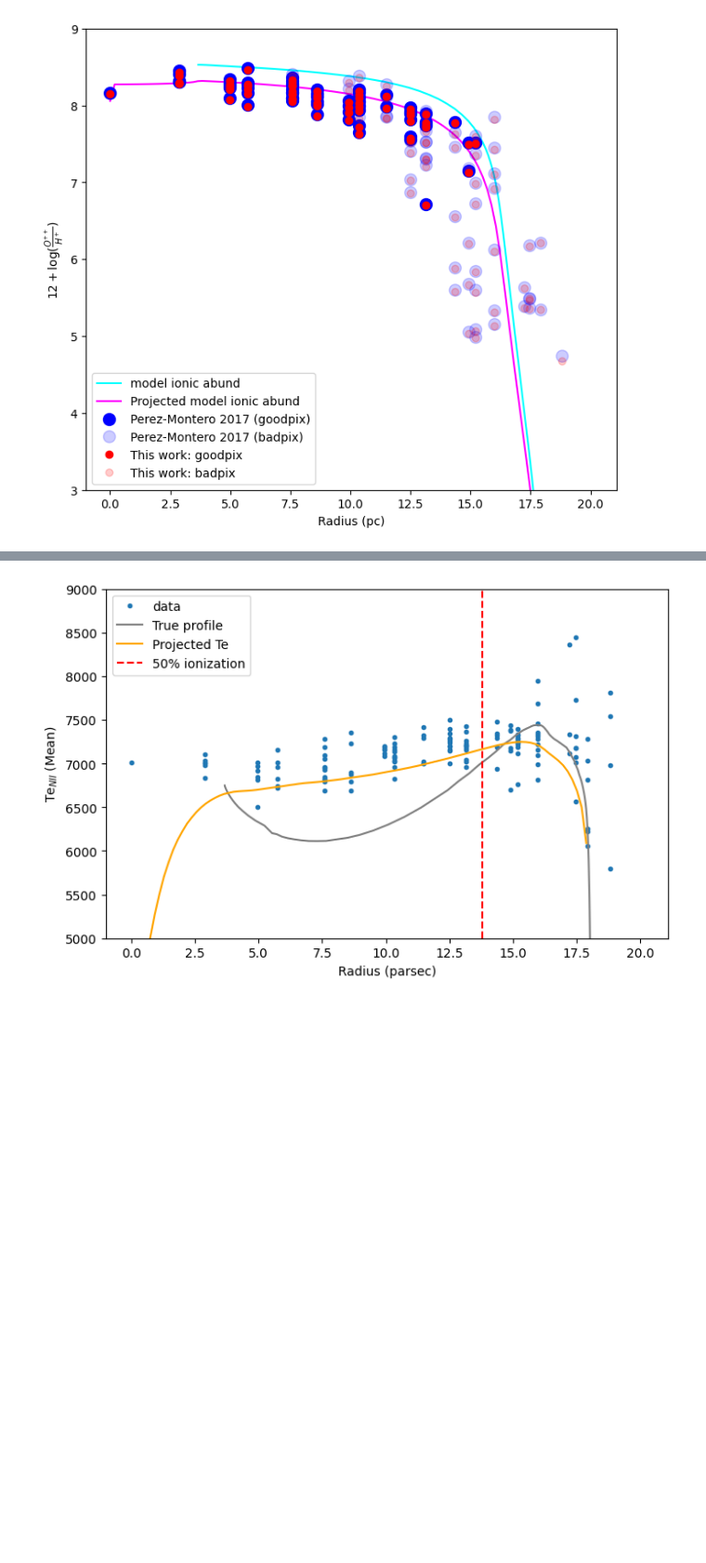
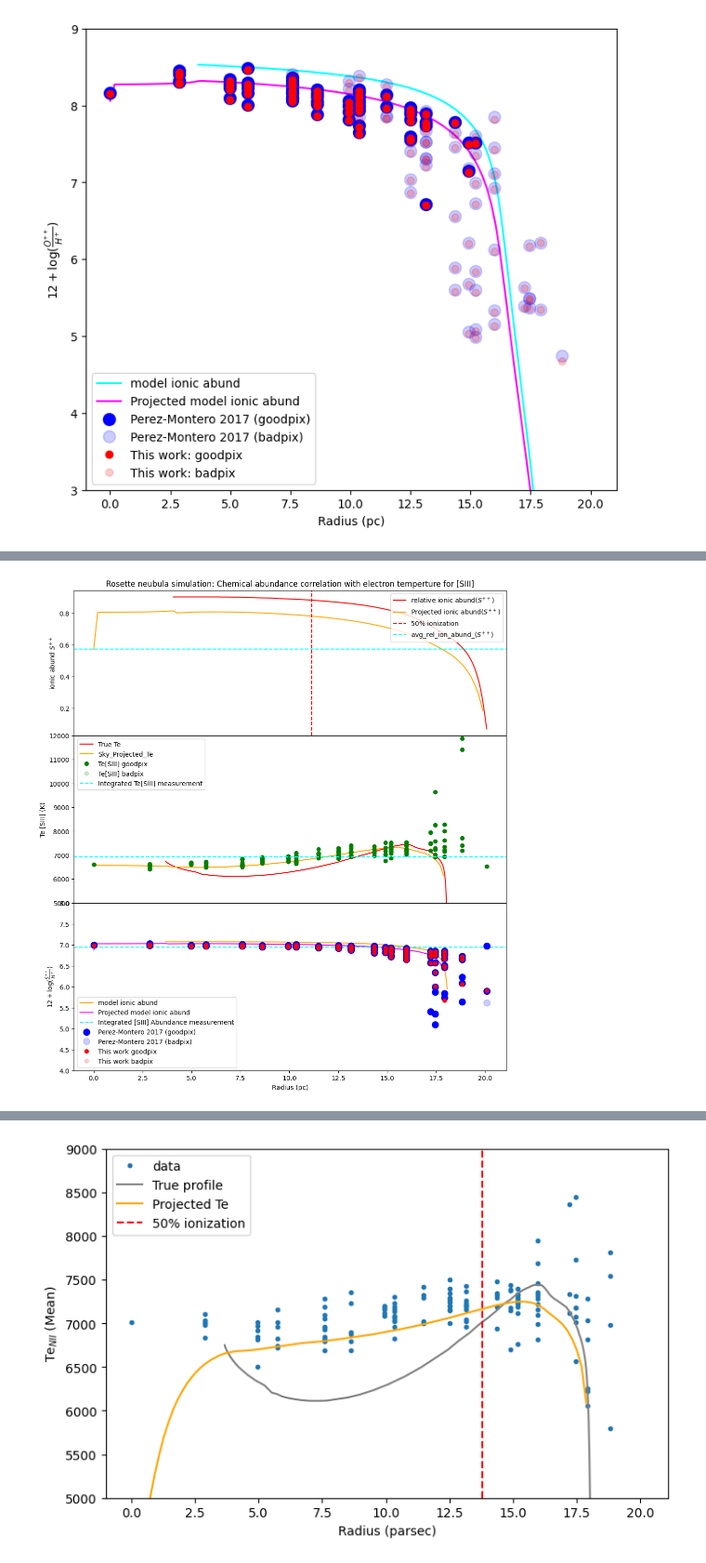
Before and after one commit to Amrita27singh/lvmnebular, a Jupyter notebook: Testing_lvmnebular.ipynb, the cells around one changed output, grey strips where cells are left out. Shown at 93% size. Drawn from its saved outputs; the diff is of its cells as text; code cells hidden in the pictures; blank space fills up the shorter version.

```diff
--- a/Testing_lvmnebular.ipynb
+++ b/Testing_lvmnebular.ipynb
@@ -386,0 +401,78 @@ tl: 0.8220527783003903
+# %%
+#Radius:0, 'Te':1, 'ne':2, 'H+':3, 'O0':4, 'O+':5, 'O++':6, 'N0':7, 'N+':8, 'N++':9, 'S0':10, 'S+':11, 'S++:12
+
+import astropy.units as unit
+distance=16000 * unit.pc
+r=np.sqrt(u.linefitdict['delta_ra']**2+u.linefitdict['delta_dec']**2)
+rad=r*distance*np.pi/648000 # converting arcsecs to parsec
+
+##########################################################################[OIII]###########################################################################
+#O++ abundance
+TeS3=u.linefitdict['TeS3']
+
+u.projectedTe(u.vals[12], n=100)
+
+u.chem_abund(9069)
+
+I_9069=u.linefitdict['9069_flux']
+I_9532=u.linefitdict['9532_flux']
+I_4861=u.linefitdict['4861_flux']
+Tm=u.linefitdict['TeS3']/1e4
+
+Abund_S3=np.log10(np.divide((I_9069+I_9532),I_4861))+5.983+np.divide(0.661,Tm)-0.527*np.log10(Tm) # from Perez-Montero 2017
+print('tm:', np.nanmean(Th),'\n','12+log10(S++/H+):', np.nanmean(Abund_S3))
+
+good=u.linefitdict['6312_flux']/u.linefitdict['6312_flux_err']>=3
+bad=u.linefitdict[ '6312_flux']/u.linefitdict['6312_flux_err']<3
+
+#Plots
+fig, (ax1, ax2, ax)=plt.subplots(3, 1, figsize=(12,12))
+ax1.plot(u.vals[0], u.vals[12], color='red', label='relative ionic abund'r'$ (S^{++})$')
+ax1.plot(u.R, u.aproj, color='orange', label='Projected ionic abund' r'$ (S^{++})$')
+ax1.axvline(x=10, c='red', linestyle='--', label='50% ionization')
+ax1.axhline(y=np.average(u.vals[12]), c='cyan', linestyle='--', label='avg_rel_ion_abund_$ (S^{++})$')
+
+ax1.legend(loc='upper right')
+ax1.set_ylabel('ionic abund 'r'$ S^{++}$')
+ax1.set_title('Rosette neubula simulation: Chemical abundance correlation with electron temperture for [SIII]')
+
+# Electron temperature plots
+ax2.plot(u.vals[0], u.vals[1], color='red', label='True Te')
+ax2.plot(u.R, u.Teproj, color='orange', label='Sky_Projected_Te')
+ax2.plot(rad[good], TeS3[good], 'o', color='green', label='Te[SIII] goodpix')
+ax2.plot(rad[bad], TeS3[bad], 'o', color='green',   label='Te[SIII] badpix', alpha=0.2)
+ax2.axhline(y=u.int_TS3, c='cyan', linestyle='--', label='Integrated Te[SIII] measurement')
+ax2.set_ylim(5000, 12000)
+ax2.set_ylabel('Te [SIII] (K)')
+ax2.legend()
+
+# O++ ionic abundance
+Zmodel=1                                       # cloudy model abundance relative to solar
+logSHsun= -4.88                                # solar abundance patter from GASS (Grevesse et al 2010)
+logSHmodel = logSHsun + np.log10(Zmodel)       # total Oxygen elemental abundance in the model
+logSppHmodel = logSHmodel+np.log10(u.vals[12]) # ionic abundance of S++ in the model
+logSppHproj = logSHmodel+np.log10(u.aproj)     # ionic abundance of S++ in the model
+
+ax.plot(u.vals[0], 12+logSppHmodel, color='orange', label='model ionic abund')
+ax.plot(u.R, 12+logSppHproj, color='magenta', label='Projected model ionic abund')
+#ax.set_ylim(3,9)
+ax.axhline(y=12+np.log10(u.int_SppH), c='cyan', linestyle='--', label='Integrated [SIII] Abundance measurement')
+
+ax.plot(rad[good], Abund_S3[good], 'o', color='blue', markersize='10', label='Perez-Montero 2017 (goodpix)')
+ax.plot(rad[bad],  Abund_S3[bad], 'o', color='blue', markersize='10', label='Perez-Montero 2017 (badpix)', alpha=0.2)
+ax.plot(rad[good], 12+np.log10(u.SppH)[good], 'o', color='red', label='This work goodpix')
+ax.plot(rad[bad],  12+np.log10(u.SppH)[bad], 'o', color='red', label='This work badpix', alpha=0.2)
+ax.set_ylim(4, 8)
+ax.set_xlabel('Radius (pc)')
+#ax.set_ylabel('12+log10(O++/H+)')
+ax.set_ylabel(r'$12+\log(\frac{S^{++}}{H^+})$')
+ax.legend(loc='lower left')
+
+ax1.set_position([0.125, 0.8, 0.775, 0.26])  # [left, bottom, width, height]
+ax2.set_position([0.125, 0.5, 0.775, 0.3])
+ax.set_position([0.125, 0.2, 0.775, 0.3])
+
+plt.savefig('/home/amrita/LVM/lvmnebular/Bubble_v2_5e-14/Bubble_v2_5e-14_plotprofile/TeS3_chem_abundS3_vs_R_present.png', dpi=200)
+#plt.savefig('/home/amrita/LVM/lvmnebular/Bubble_v2_5e-14/Bubble_v2_5e-14_snbinned/Bubble_v2_5e-14_snbinned_plotprofile/snbin_TeO3_chem_abundO3_vs_R.png', dpi=300)
+plt.show()
+# %% [output]
@@ -386,0 +481 @@ tl: 0.8220527783003903
+[figure, added]
```
Also changed, not shown: parts of 9 cells of this notebook, 1 other file.
